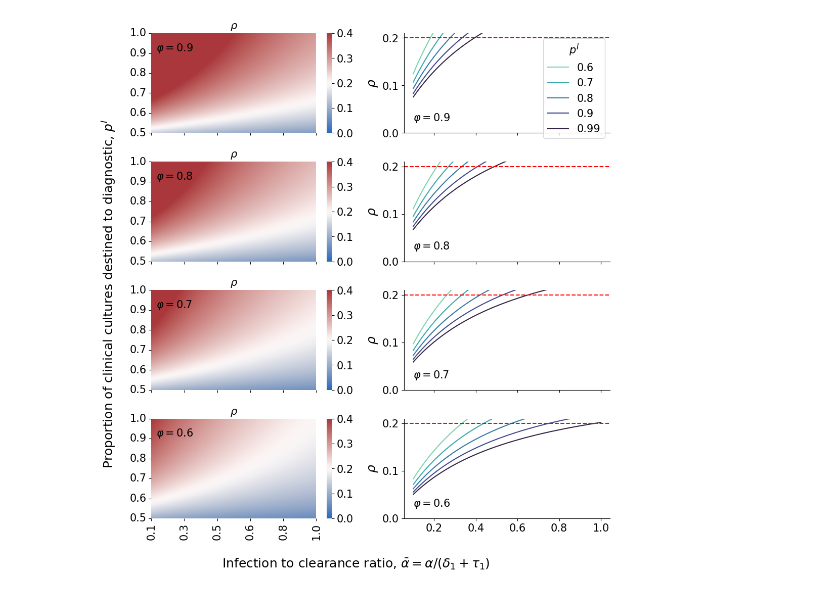
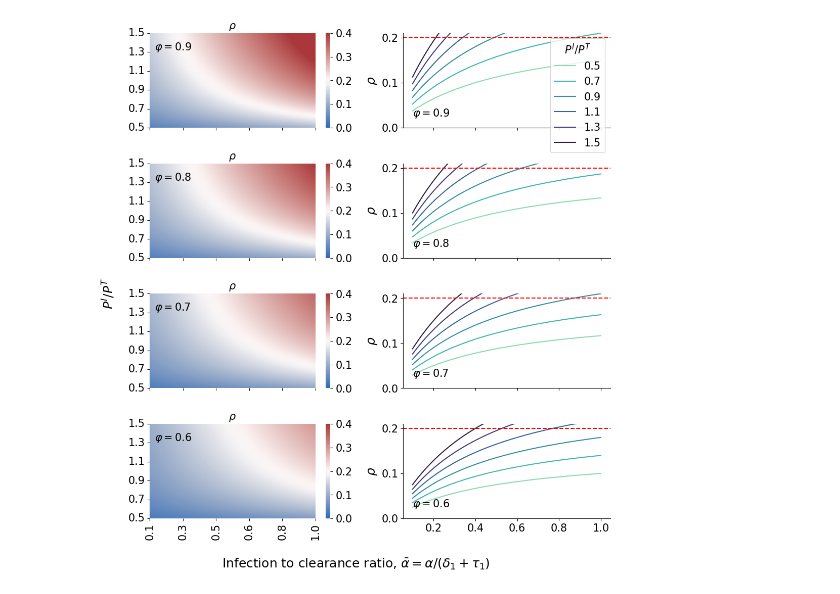
Before and after one commit to ChaosDonkey06/AMR_ABM2, a Jupyter notebook: manuscript/EffectiveSensitivity.ipynb, the cells around one changed output. Drawn from its saved outputs; the diff is of its cells as text; code cells hidden in the pictures.

```diff
--- a/manuscript/EffectiveSensitivity.ipynb
+++ b/manuscript/EffectiveSensitivity.ipynb
@@ -27,11 +27,11 @@ fig, ax = plt.subplots(4, 2, figsize=(10.5, 11.2), sharey="col", sharex="col")
 
 for idx_phi, φ in enumerate([0.9, 0.8, 0.7, 0.6]):
 
-    p          = np.linspace(0.5, 1, 1000)
+    p          = np.linspace(0.5, 1.5, 1000)
     alpha_norm = np.linspace(0.1,   1, 1000)
 
     prob_cult, alphass = np.meshgrid(p, alpha_norm)
-    ro_bar      = φ * ((1/prob_cult)  * (alphass) / (2 * alphass+1))
+    ro_bar      = φ * ((prob_cult)  * (alphass) / (2 * alphass+1))
     rho_norm_df = pd.DataFrame(ro_bar, index=p, columns=alpha_norm)
 
     ax_hm          = ax[idx_phi, 0]
@@ -58,38 +58,38 @@ for idx_phi, φ in enumerate([0.9, 0.8, 0.7, 0.6]):
 
     ax_hm.tick_params( which='both', axis='x', labelrotation=90, labelsize=15)
     ax_hm.tick_params( which='both', axis='both', labelsize=15)
 
     ax_hm.set_title(r"$\rho$", fontsize=15)
 
-    Ps = [0.6, 0.7, 0.8,  0.9,  0.99]
+    Ps = [0.5, 0.7, 0.9,  1.1,  1.3, 1.5]
     colors = sns.color_palette(palette="mako_r", n_colors=len(Ps), desat=None, as_cmap=False)
     for idx_p, p in enumerate(Ps):
-        ro = φ * (1/p)  * (alpha_norm) / (2 * alpha_norm+1)
+        ro = φ * (p)  * (alpha_norm) / (2 * alpha_norm+1)
         ax[idx_phi, 1].plot(alpha_norm, ro, label=p, color=colors[idx_p])
 
     ax[idx_phi, 1].axhline(y=0.2, color='red', linestyle='--')
     ax[idx_phi, 1].set_ylabel(r"$\rho$")
 
     ax[idx_phi, 1].set_ylim([0, 0.21])
 
     ax[idx_phi, 1].text(s=r"$\varphi=${}".format(φ),
                         x=0.1, y=0.025, color="k")
 
     ax[idx_phi, 0].text(s=r"$\varphi=${}".format(φ),
                         x=30, y=180, color="k")
 
-ax[0, 1].legend(title=r'$p^I$', ncol=1, loc="upper right")
+ax[0, 1].legend(title=r'$P^I/P^T$', ncol=1, loc="upper right")
 
 for axi in ax.flatten():
     axi.spines['right'].set_visible(False)
     axi.spines['top'].set_visible(False)
 
-fig.supxlabel(r"Infection to clearance ratio, $\bar{\alpha}= \alpha/ ( \delta_1 + \tau_1)$")
-fig.supylabel(r'Proportion of clinical cultures destined to diagnostic, $p^I$')
+fig.supxlabel(r"Infection to clearance ratio, $\bar{\alpha} = \alpha/ ( \delta_1 + \tau_1)$")
+fig.supylabel(r'$P^I/P^T$')
 
 plt.tight_layout()
 
-
-fig.savefig(os.path.join(results2_dir, "paper_figures", "si_figures", "EffectiveSensitivity_figS11.png"), dpi=300, transparent=True)
+fig.savefig(os.path.join(results2_dir, "paper_figures", "si_figures", "EffectiveSensitivity_figS11.png"),
+                                                                dpi=300, transparent=True, bbox_inches = 'tight')
 # %% [output]
-[figure, old version]
+[figure, new version]
```
Also changed, not shown: 14 other files.
